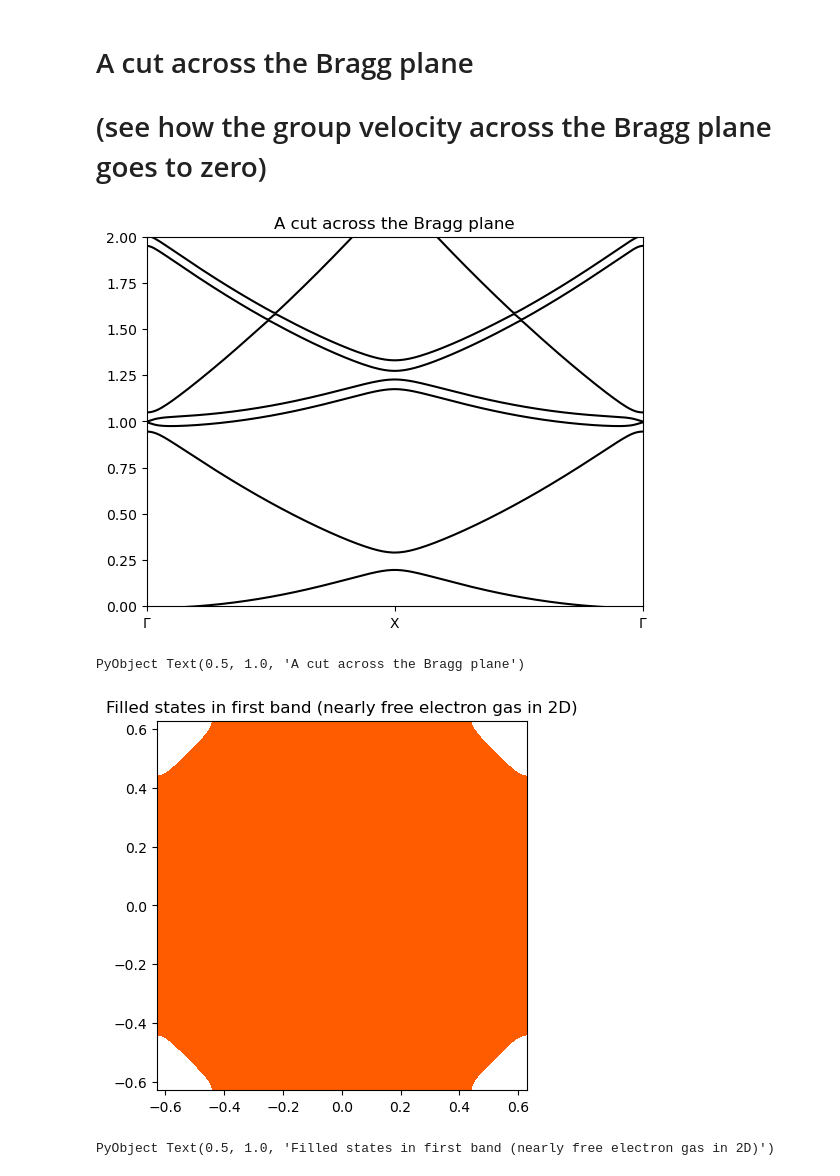
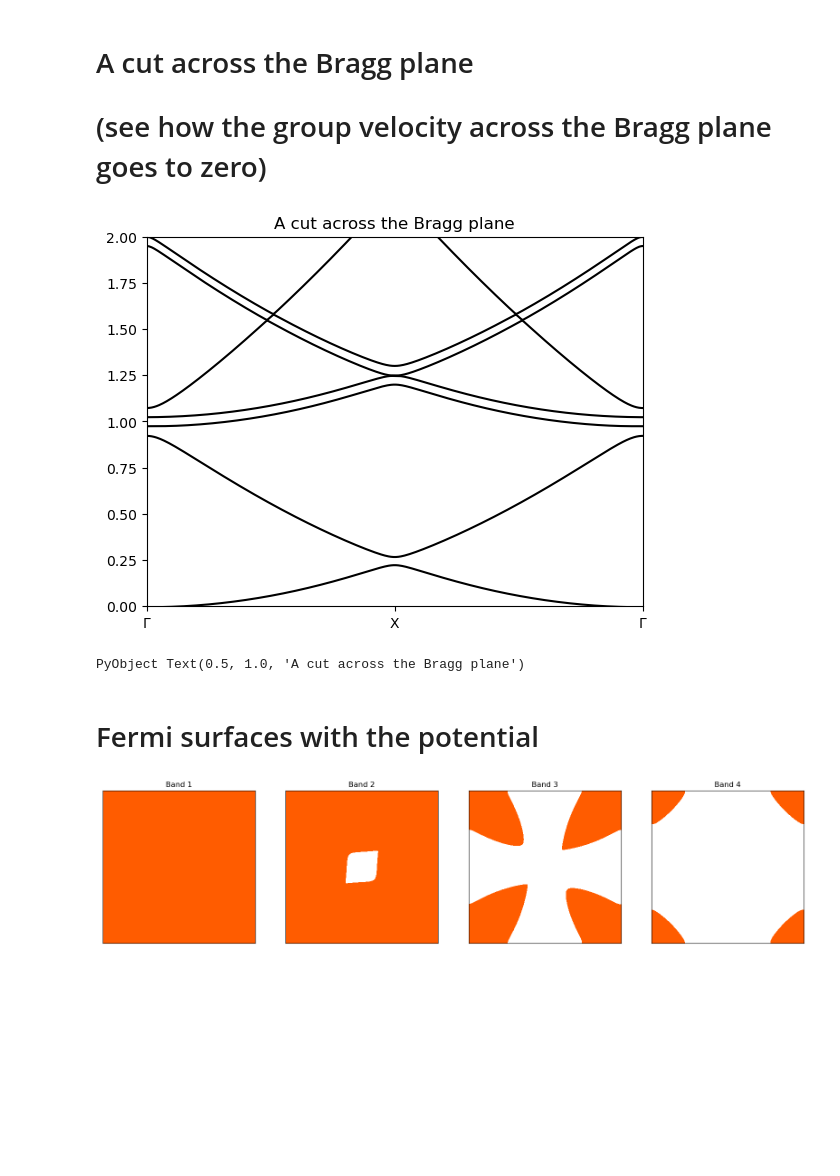
Before and after one commit to AliGhorashiCMT/8.511-Notes-and-Code, a Jupyter notebook: central_equation/Periodic Potentials.ipynb, the cells around one changed output. Cells and saved outputs as stored; diff of their text form; code cells hidden in the pictures; blank space fills up the shorter version.

```diff
--- a/central_equation/Periodic Potentials.ipynb
+++ b/central_equation/Periodic Potentials.ipynb
@@ -122,0 +126,10 @@ title("Filled states in second band (divalent)");
+# %%
+figure(figsize=(20, 5))
+for i in 1:4
+    subplot(1, 4, i)
+    title("Band $i")
+    contourf(kxs/(pi/a), kys/(pi/a), sort(eks, dims=3)[:, :, i], [0, fermi_energy], cmap="hot")
+    gca().set_aspect("equal")
+    xticks([])
+    yticks([])
+end
@@ -216,15 +265,15 @@ title("Nearly free electron gas along high symmetry directions")
 PyObject Text(0.5, 1.0, 'Nearly free electron gas along high symmetry directions')
 # %%
 ks_cut_gamma_x = Vector{Float64}[]
-N = 100
+N = 200
 X = [0, 0.5]
 for i in 1:N
-    push!(ks_cut_gamma_x, [0, 0] + X * (i-1)/N)
+    push!(ks_cut_gamma_x, X * (i-1)/N)
 end
 for i in 1:N+1
-    push!(ks_cut_gamma_x, X - X * (i-1)/N)
+    push!(ks_cut_gamma_x, X - X * (i-1)/N )
 end
-n = m = 1
+n = m = 4
 eks_interacting_gamma_x = zeros(length(ks_cut_gamma_x), (2n+1) * (2m+1))
 for (k_idx, k) in enumerate(ks_cut_gamma_x)
     kx, ky = k * 2pi/a
@@ -240,11 +289,14 @@ ylim(0, 2)
 xlim(1, 2N+1)
 title("A cut across the Bragg plane")
 # %% [output]
-[figure, old version]
+[figure, new version]
 PyObject Text(0.5, 1.0, 'A cut across the Bragg plane')
 # %%
+V1, V2, V3 = 0.1, 0.1, 0.2
+VGs =  prefac * (bzone_boundary)^2 * [0 V1 V2; V1 V3 0; V2 0 0];
+
 bzone_boundary = pi/a
-kpoints = -bzone_boundary:bzone_boundary/40:bzone_boundary;
+kpoints = -bzone_boundary:bzone_boundary/200:bzone_boundary;
 n = 2
 kxs = zeros(length(kpoints), length(kpoints))
 kys = zeros(length(kpoints), length(kpoints))
@@ -256,16 +308,21 @@ for (kx_idx, kx) in enumerate(kpoints)
         eks[kx_idx, ky_idx, :] = eigvals(Hamiltonian(kx, ky, n, VGs))
     end
 end
+# %% [markdown]
+# Fermi surfaces with the potential
 # %%
 numbands = size(eks)[3]
-n_electrons = 2
+n_electrons = 5
 fermi_energy = quantile(vec(eks), n_electrons/(2*numbands));
 # %%
-contourf(kxs, kys, sort(eks, dims=3)[:, :, 1], [-10, fermi_energy], cmap="hot")
-gca().set_aspect("equal")
-title("Filled states in first band (nearly free electron gas in 2D)")
-#xlim(-0.6, -0.4)
-#ylim(-0.6, -0.4)
+figure(figsize=(20, 5))
+for i in 1:4
+    subplot(1, 4, i)
+    contourf(kxs, kys, sort(eks, dims=3)[:, :, i], [-10, fermi_energy], cmap="hot")
+    gca().set_aspect("equal")
+    xticks([])
+    yticks([])
+    title("Band $i")
+end
 # %% [output]
-[figure, old version]
+[figure, new version]
-PyObject Text(0.5, 1.0, 'Filled states in first band (nearly free electron gas in 2D)')
```
Also changed, not shown: parts of 19 cells of this notebook.
